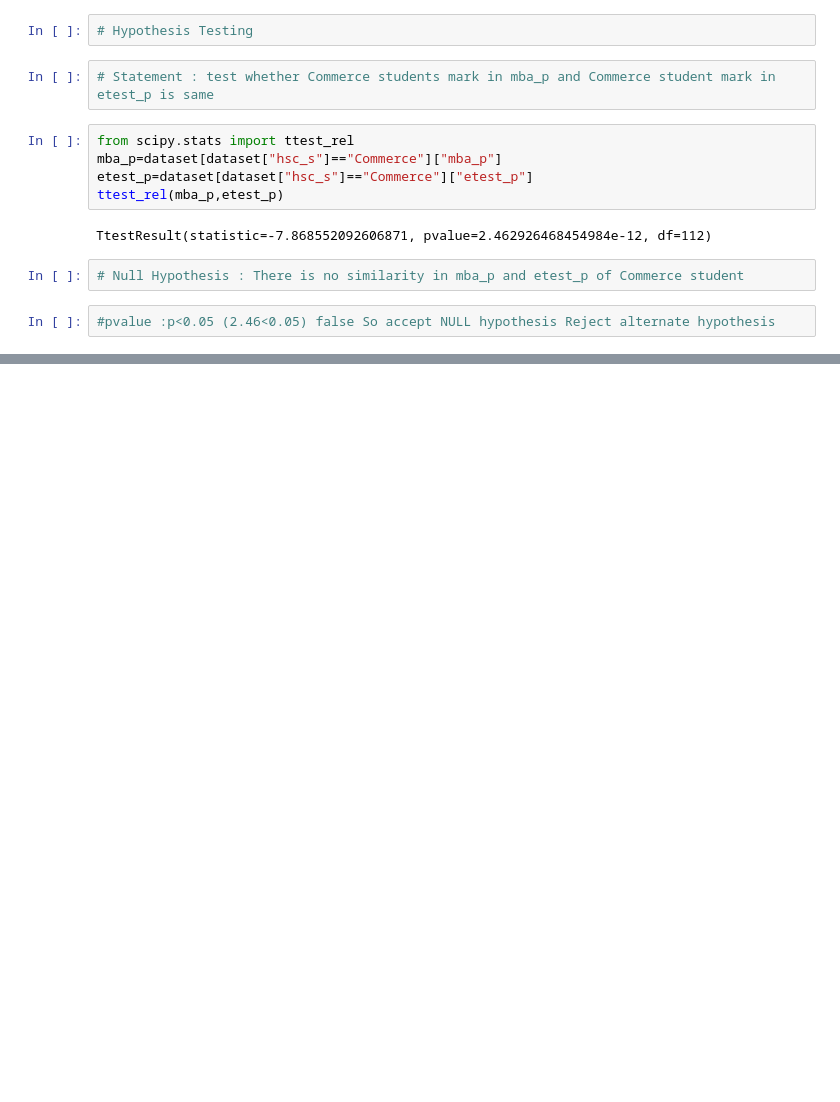
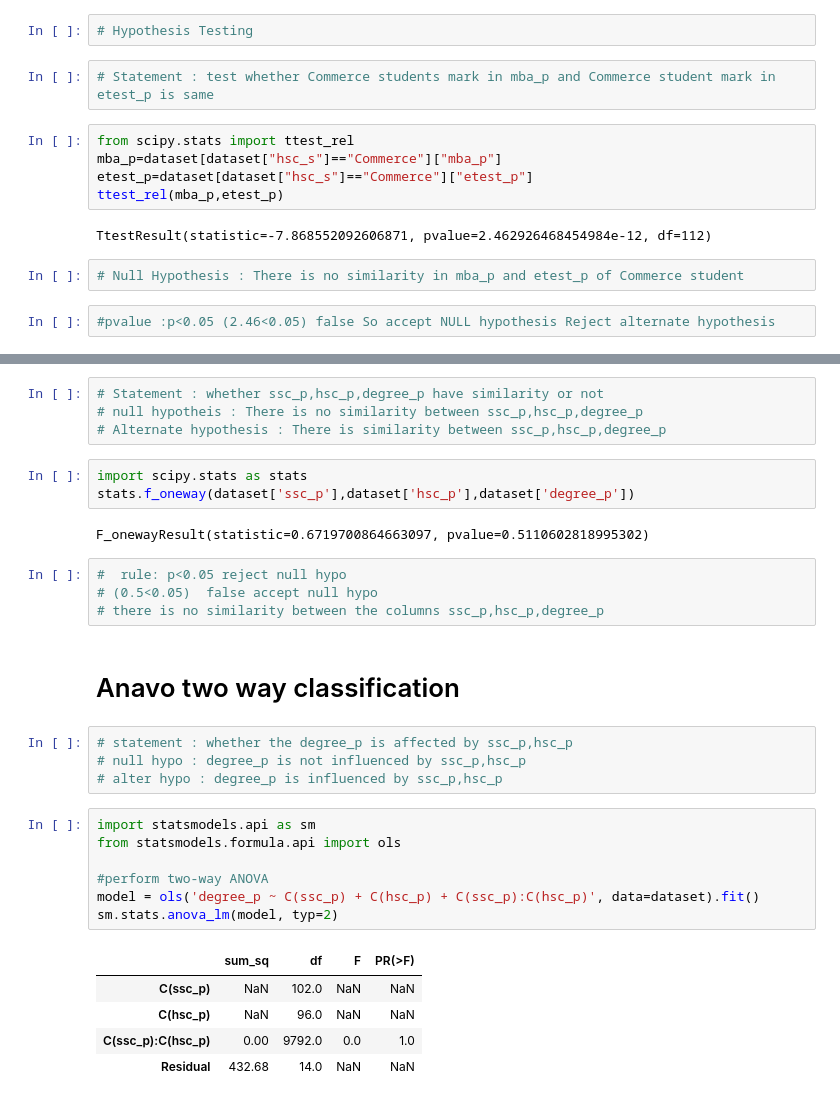
Before and after one commit to ShameemBanuAI/Bivariate, a Jupyter notebook: Bivariate.ipynb, the cells around one changed output, grey strips where cells are left out. Drawn from its saved outputs; the diff is of its cells as text; blank space fills up the shorter version.

```diff
--- a/Bivariate.ipynb
+++ b/Bivariate.ipynb
@@ -144,0 +147,32 @@ TtestResult(statistic=-7.868552092606871, pvalue=2.462926468454984e-12, df=112)
+# %%
+# Statement : whether ssc_p,hsc_p,degree_p have similarity or not
+# null hypotheis : There is no similarity between ssc_p,hsc_p,degree_p
+# Alternate hypothesis : There is similarity between ssc_p,hsc_p,degree_p
+# %%
+import scipy.stats as stats
+stats.f_oneway(dataset['ssc_p'],dataset['hsc_p'],dataset['degree_p'])
+# %% [output]
+F_onewayResult(statistic=0.6719700864663097, pvalue=0.5110602818995302)
+# %%
+#  rule: p<0.05 reject null hypo
+# (0.5<0.05)  false accept null hypo
+# there is no similarity between the columns ssc_p,hsc_p,degree_p
+# %% [markdown]
+# Anavo two way classification
+# %%
+# statement : whether the degree_p is affected by ssc_p,hsc_p
+# null hypo : degree_p is not influenced by ssc_p,hsc_p
+# alter hypo : degree_p is influenced by ssc_p,hsc_p
+# %%
+import statsmodels.api as sm
+from statsmodels.formula.api import ols
+
+#perform two-way ANOVA
+model = ols('degree_p ~ C(ssc_p) + C(hsc_p) + C(ssc_p):C(hsc_p)', data=dataset).fit()
+sm.stats.anova_lm(model, typ=2)
+# %% [output]
+|  | sum_sq | df | F | PR(>F) |
+| C(ssc_p) | NaN | 102.0 | NaN | NaN |
+| C(hsc_p) | NaN | 96.0 | NaN | NaN |
+| C(ssc_p):C(hsc_p) | 0.00 | 9792.0 | 0.0 | 1.0 |
+| Residual | 432.68 | 14.0 | NaN | NaN |
```
Also changed, not shown: parts of 1 cell of this notebook.
